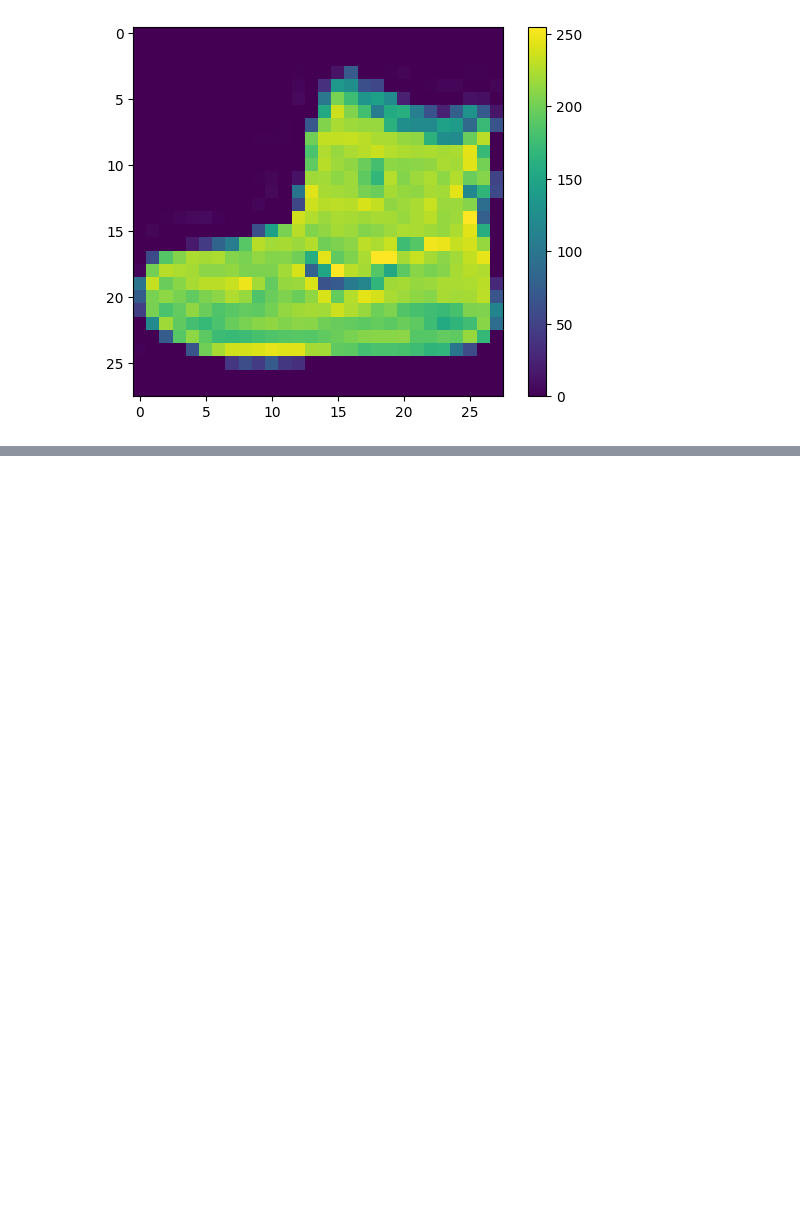
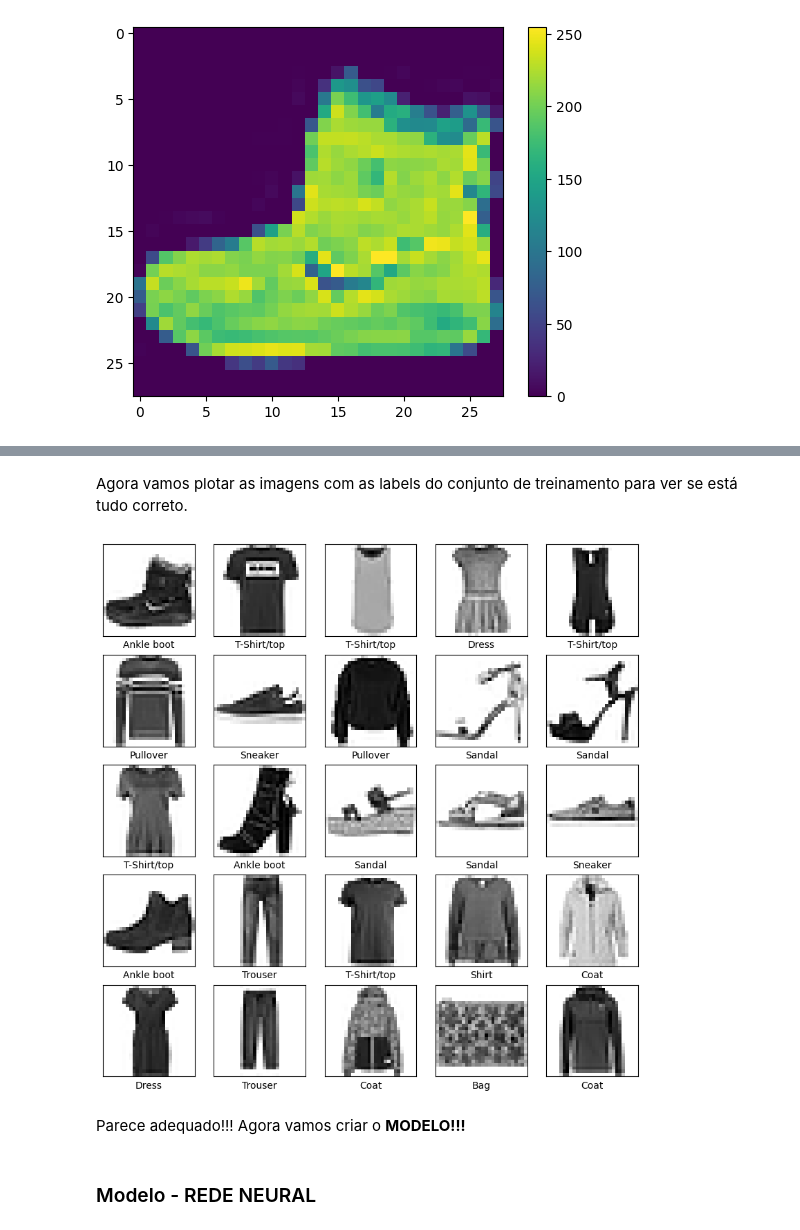
Before and after one commit to saulosgil/tensorflow, a Jupyter notebook: nocoes_basicas_keras/Lab1_NN.ipynb, the cells around one changed output, grey strips where cells are left out. Drawn from its saved outputs; the diff is of its cells as text; code cells hidden in the pictures; blank space fills up the shorter version.

```diff
--- a/nocoes_basicas_keras/Lab1_NN.ipynb
+++ b/nocoes_basicas_keras/Lab1_NN.ipynb
@@ -210,0 +232,18 @@ plt.show()
+# %% [markdown]
+Agora vamos plotar as imagens com as labels do conjunto de treinamento para ver se está tudo correto.
+# %%
+plt.figure(figsize=(10,10))
+for i in range(25):
+  plt.subplot(5,5,i+1)
+  plt.xticks([])
+  plt.yticks([])
+  plt.imshow(train_images[i], cmap=plt.cm.binary)
+  plt.xlabel(class_names[train_labels[i]])
+plt.show()
+# %% [output]
+[figure, added]
+# %% [markdown]
+Parece adequado!!!
+Agora vamos criar o **MODELO!!!**
+# %% [markdown]
+### Modelo - REDE NEURAL
```
Also changed, not shown: parts of 52 cells of this notebook.
